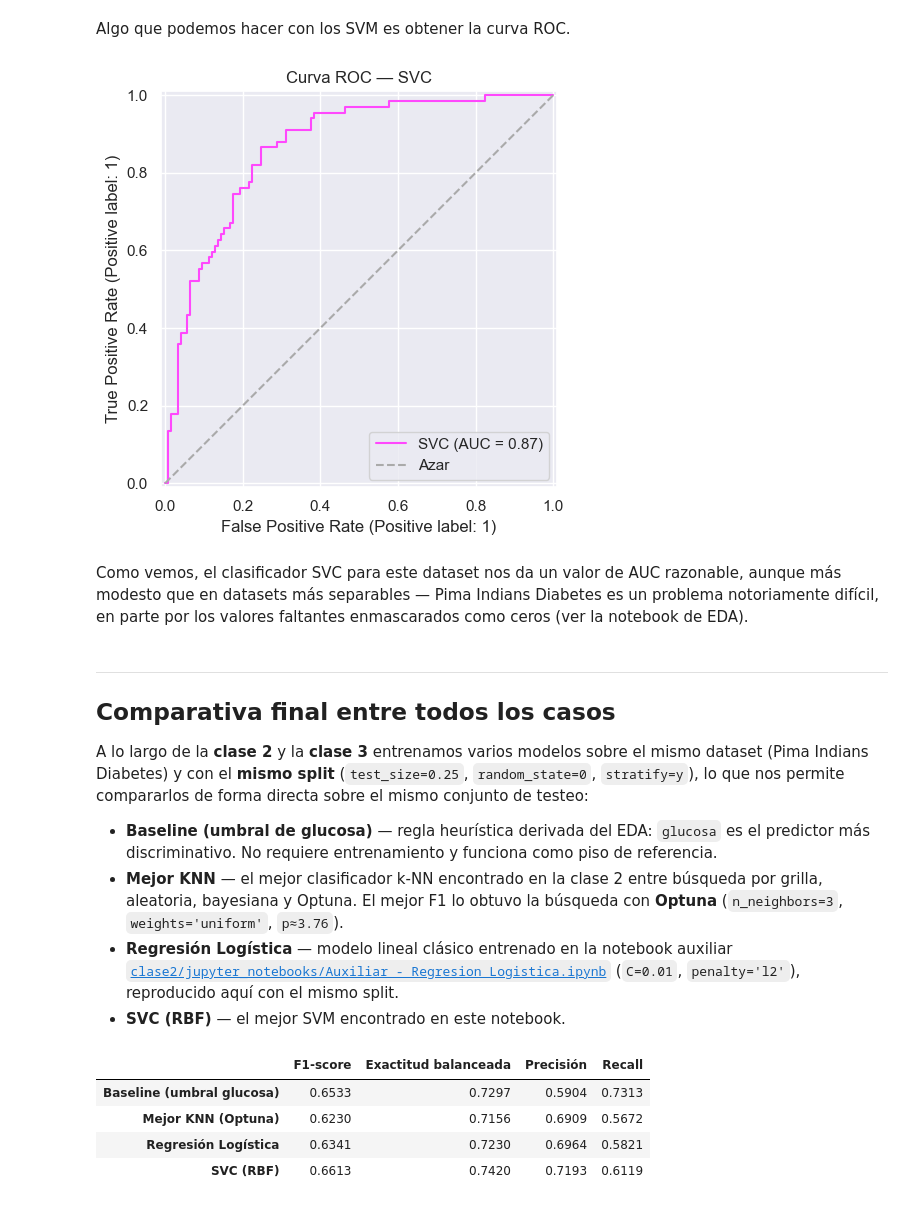
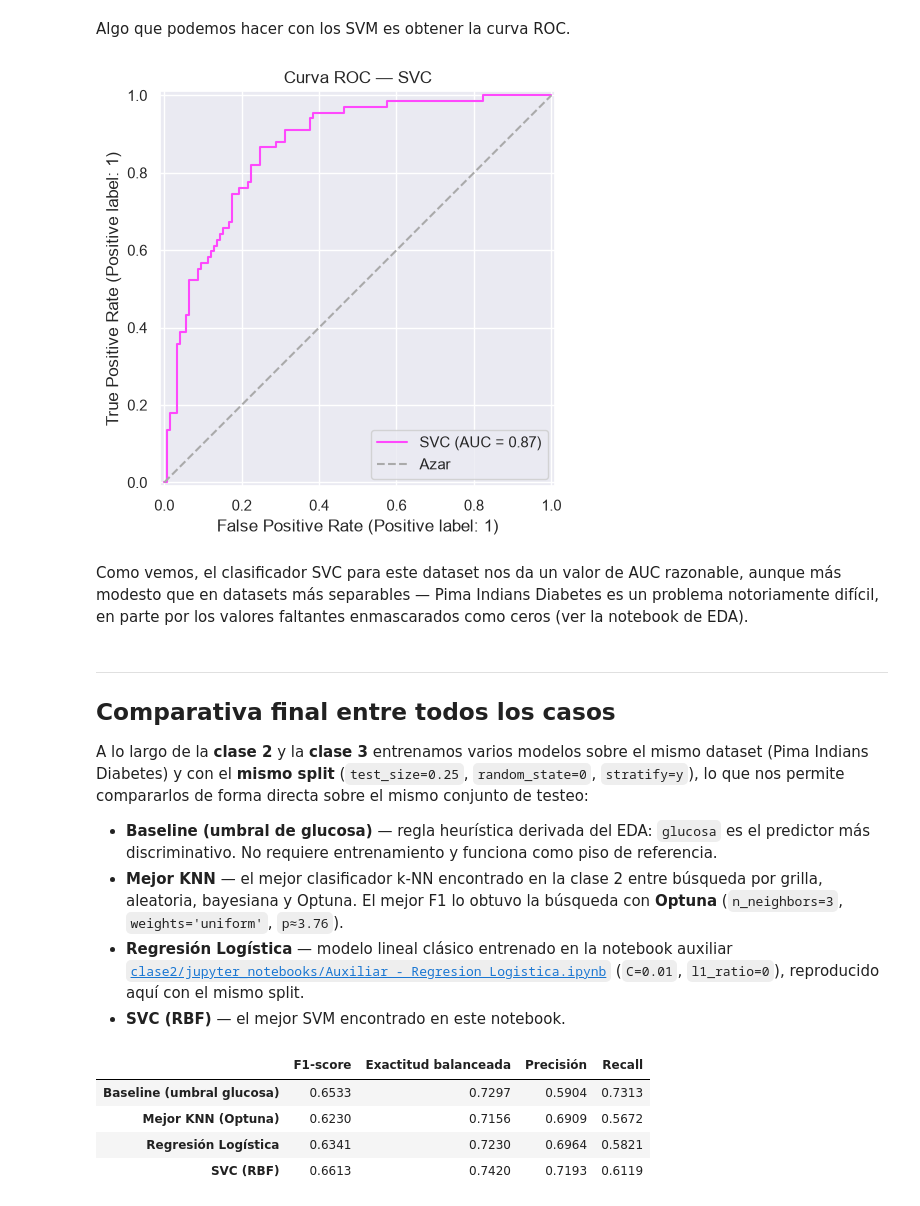
Before and after one commit to LuisParedes1/ceia_aprendizaje_maquina, a Jupyter notebook: clase3/jupyter_notebooks/2 - Caso práctico.ipynb, the cells around one changed output. Saved outputs shown, nothing was run; the diff lists cells and outputs as text; code cells hidden in the pictures.

```diff
--- a/clase3/jupyter_notebooks/2 - Caso práctico.ipynb
+++ b/clase3/jupyter_notebooks/2 - Caso práctico.ipynb
@@ -152,16 +152,16 @@ Algo que podemos hacer con los SVM es obtener la curva ROC.
 # %%
 from sklearn.metrics import RocCurveDisplay
 
 fig, ax = plt.subplots(figsize=(5, 5))
 svc_disp = RocCurveDisplay.from_estimator(svm_pima_best, X_test, y_test, ax=ax,
-                                          color="#ff48fd")
+                                          curve_kwargs={"color": "#ff48fd"})
 ax.plot([0, 1], [0, 1], linestyle="--", color="#aaaaaa", label="Azar")
 ax.set_title("Curva ROC — SVC")
 ax.legend(loc="lower right")
 plt.tight_layout()
 plt.show()
 # %% [output]
-[figure, old version]
+[figure, new version]
 # %% [markdown]
 Como vemos, el clasificador SVC para este dataset nos da un valor de AUC razonable, aunque más modesto que en datasets más separables — Pima Indians Diabetes es un problema notoriamente difícil, en parte por los valores faltantes enmascarados como ceros (ver la notebook de EDA).
 # %% [markdown]
@@ -172,7 +172,7 @@ A lo largo de la **clase 2** y la **clase 3** entrenamos varios modelos sobre el
 
 - **Baseline (umbral de glucosa)** — regla heurística derivada del EDA: `glucosa` es el predictor más discriminativo. No requiere entrenamiento y funciona como piso de referencia.
 - **Mejor KNN** — el mejor clasificador k-NN encontrado en la clase 2 entre búsqueda por grilla, aleatoria, bayesiana y Optuna. El mejor F1 lo obtuvo la búsqueda con **Optuna** (`n_neighbors=3`, `weights='uniform'`, `p≈3.76`).
-- **Regresión Logística** — modelo lineal clásico entrenado en la notebook auxiliar [`clase2/jupyter_notebooks/Auxiliar - Regresion Logistica.ipynb`](../../clase2/jupyter_notebooks/Auxiliar%20-%20Regresion%20Logistica.ipynb) (`C=0.01`, `penalty='l2'`), reproducido aquí con el mismo split.
+- **Regresión Logística** — modelo lineal clásico entrenado en la notebook auxiliar [`clase2/jupyter_notebooks/Auxiliar - Regresion Logistica.ipynb`](../../clase2/jupyter_notebooks/Auxiliar%20-%20Regresion%20Logistica.ipynb) (`C=0.01`, `l1_ratio=0`), reproducido aquí con el mismo split.
 - **SVC (RBF)** — el mejor SVM encontrado en este notebook.
 # %%
 import numpy as np
```
Also changed, not shown: parts of 3 cells of this notebook, 1 other file.
